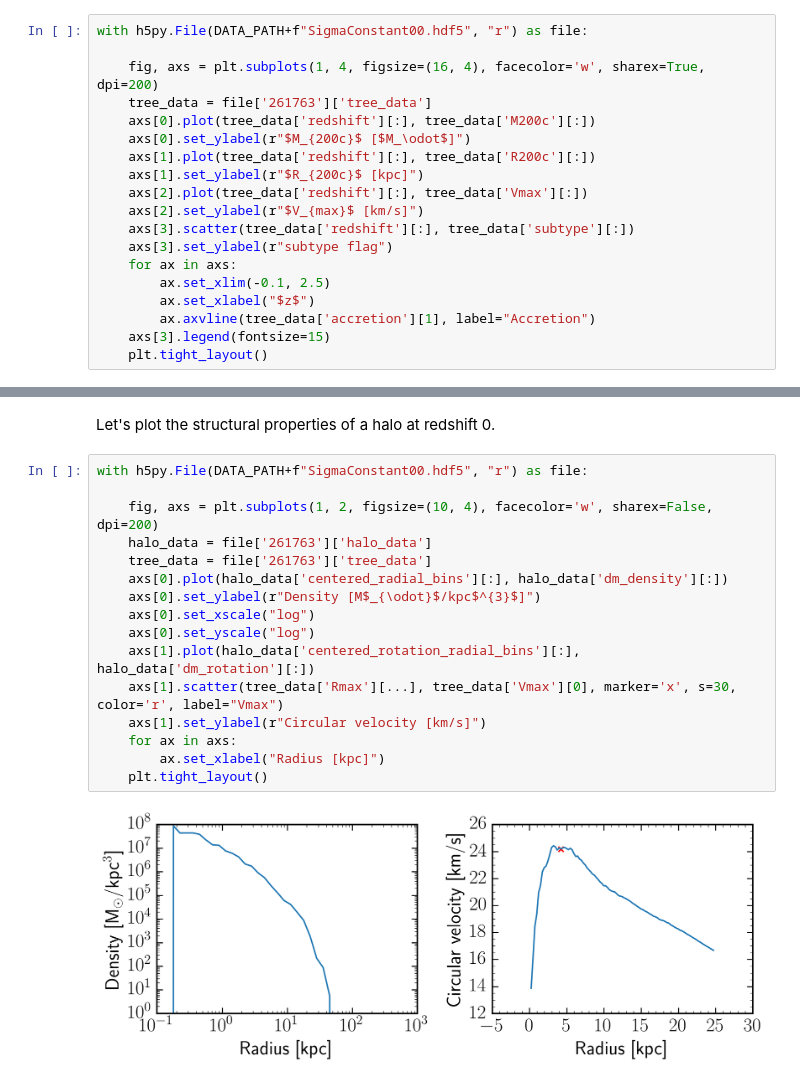
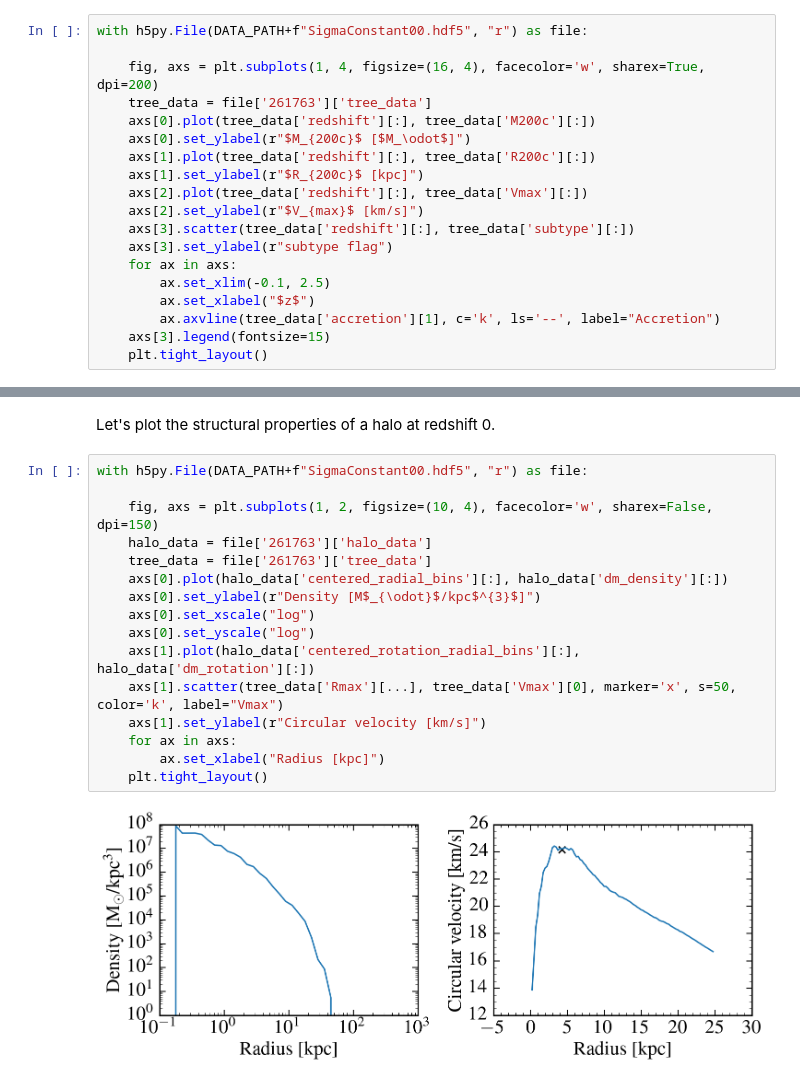
Before and after one commit to NoemiAM/TangoSIDM_satellites, a Jupyter notebook: examples/0 - TangoSIDM_data.ipynb, the cells around one changed output, grey strips where cells are left out. Drawn from its saved outputs; the diff is of its cells as text.

```diff
--- a/examples/0 - TangoSIDM_data.ipynb
+++ b/examples/0 - TangoSIDM_data.ipynb
@@ -104,7 +104,7 @@ with h5py.File(DATA_PATH+f"SigmaConstant00.hdf5", "r") as file:
     for ax in axs:
         ax.set_xlim(-0.1, 2.5)
         ax.set_xlabel("$z$")
-        ax.axvline(tree_data['accretion'][1], label="Accretion")
+        ax.axvline(tree_data['accretion'][1], c='k', ls='--', label="Accretion")
     axs[3].legend(fontsize=15)
     plt.tight_layout()
 # %% [output]
@@ -147,18 +147,18 @@ Let's plot the structural properties of a halo at redshift 0.
 # %%
 with h5py.File(DATA_PATH+f"SigmaConstant00.hdf5", "r") as file:
 
-    fig, axs = plt.subplots(1, 2, figsize=(10, 4), facecolor='w', sharex=False, dpi=200)
+    fig, axs = plt.subplots(1, 2, figsize=(10, 4), facecolor='w', sharex=False, dpi=150)
     halo_data = file['261763']['halo_data']
     tree_data = file['261763']['tree_data']
     axs[0].plot(halo_data['centered_radial_bins'][:], halo_data['dm_density'][:])
     axs[0].set_ylabel(r"Density [M$_{\odot}$/kpc$^{3}$]")
     axs[0].set_xscale("log")
     axs[0].set_yscale("log")
     axs[1].plot(halo_data['centered_rotation_radial_bins'][:], halo_data['dm_rotation'][:])
-    axs[1].scatter(tree_data['Rmax'][...], tree_data['Vmax'][0], marker='x', s=30, color='r', label="Vmax")
+    axs[1].scatter(tree_data['Rmax'][...], tree_data['Vmax'][0], marker='x', s=50, color='k', label="Vmax")
     axs[1].set_ylabel(r"Circular velocity [km/s]")
     for ax in axs:
         ax.set_xlabel("Radius [kpc]")
     plt.tight_layout()
 # %% [output]
-[figure, old version]
+[figure, new version]
```
Also changed, not shown: parts of 1 cell of this notebook, 32 other files.
